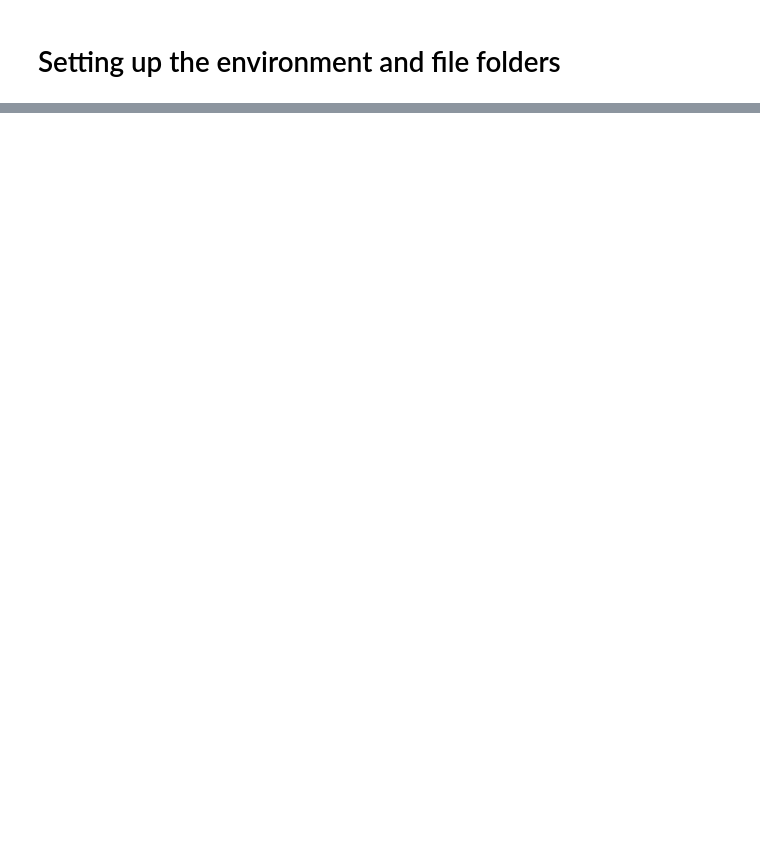
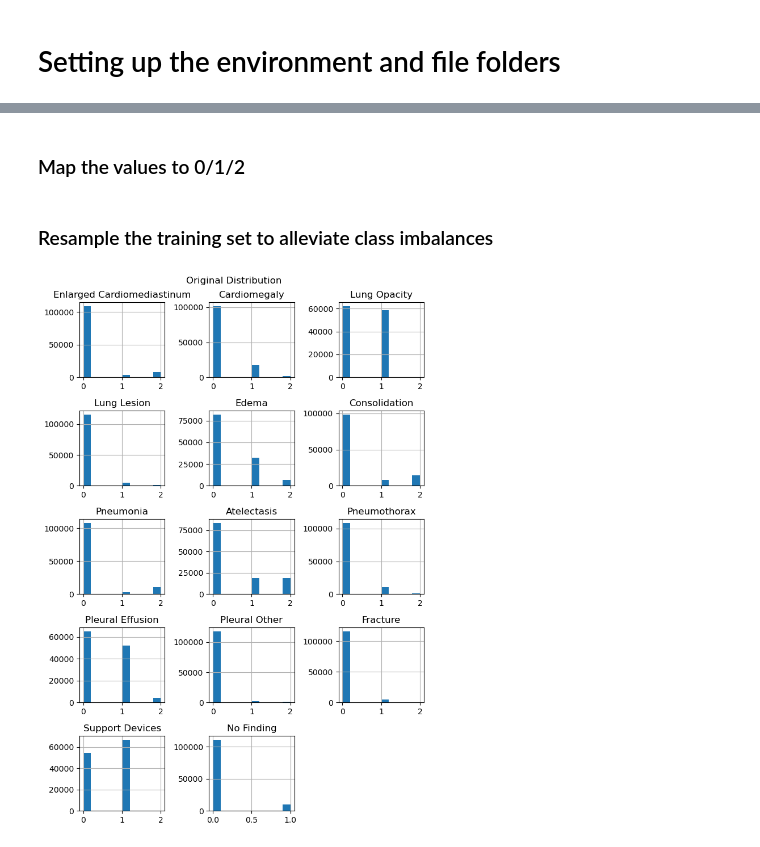
Before and after one commit to johnmtayag/DSC288R_Capstone, a Jupyter notebook: Preprocessing1_filteringDatasets.ipynb, the cells around one changed output, grey strips where cells are left out. Drawn from its saved outputs; the diff is of its cells as text; code cells hidden in the pictures; blank space fills up the shorter version.

```diff
--- a/Preprocessing1_filteringDatasets.ipynb
+++ b/Preprocessing1_filteringDatasets.ipynb
@@ -48,0 +122,17 @@ print(f"# rows in test_df: {len(test_df)}")
+# %%
+# test set
+test_df = df.copy()
+# Loop through the directories and get paths that exist
+valid_train_paths3 = get_valid_paths(source_train_root3)
+# Extract the file paths from the old_root
+test_df["floating_file_path"] = test_df["Path"].str[len(old_root):]
+# Add new file paths
+test_df["source_file_path"] = source_train_root3 + test_df["floating_file_path"]
+for dim in dims:
+    dim, col1, col2 = str(dim), f"base{dim}_file_path", f"base{dim}_file_path2"
+    test_df[col1] = test_root + test_df["floating_file_path"].str[:-4] + f"_{dim}.jpg"
+    test_df[col2] = test_df[col1].str[:-4] + "_usm.jpg"
+# Filter the dfs for only valid paths from the source
+test_df = test_df[test_df["source_file_path"].isin(valid_train_paths3)]
+
+print(f"# rows in test_df: {len(test_df)}")
@@ -89,0 +195,33 @@ print(f"# rows in test_df: {len(test_df)}")
+# %% [markdown]
+### Map the values to 0/1/2
+# %%
+### Map the values as necessary
+# 1 if positive, 2 if uncertain, all else 0
+class_cols = ['Enlarged Cardiomediastinum', 'Cardiomegaly', 'Lung Opacity',
+       'Lung Lesion', 'Edema', 'Consolidation', 'Pneumonia', 'Atelectasis',
+       'Pneumothorax', 'Pleural Effusion', 'Pleural Other', 'Fracture',
+       'Support Devices', 'No Finding']
+
+for col in class_cols:
+    train_df[col] = train_df[col].map(lambda x: 1 if x==1 else 2 if x==-1 else 0)
+    valid_df[col] = valid_df[col].map(lambda x: 1 if x==1 else 2 if x==-1 else 0)
+    test_df[col] = test_df[col].map(lambda x: 1 if x==1 else 2 if x==-1 else 0)
+# %% [markdown]
+### Resample the training set to alleviate class imbalances
+# %%
+### First visualize the original distributions
+train_df2 = train_df.copy()
+
+fig,axes = plt.subplots(5,3, figsize=(7,10))
+for i,(col,ax) in enumerate(zip(class_cols, axes.flatten())):
+    train_df2[col].hist(ax=ax)
+    ax.set_title(col)
+
+axes.flatten()[14].axis("off")
+plt.suptitle("Original Distribution")
+plt.tight_layout()
+plt.show()
+
+train_df2[class_cols].describe()
+# %% [output]
+[figure, added]
```
Also changed, not shown: parts of 22 cells of this notebook, 28 other files.
